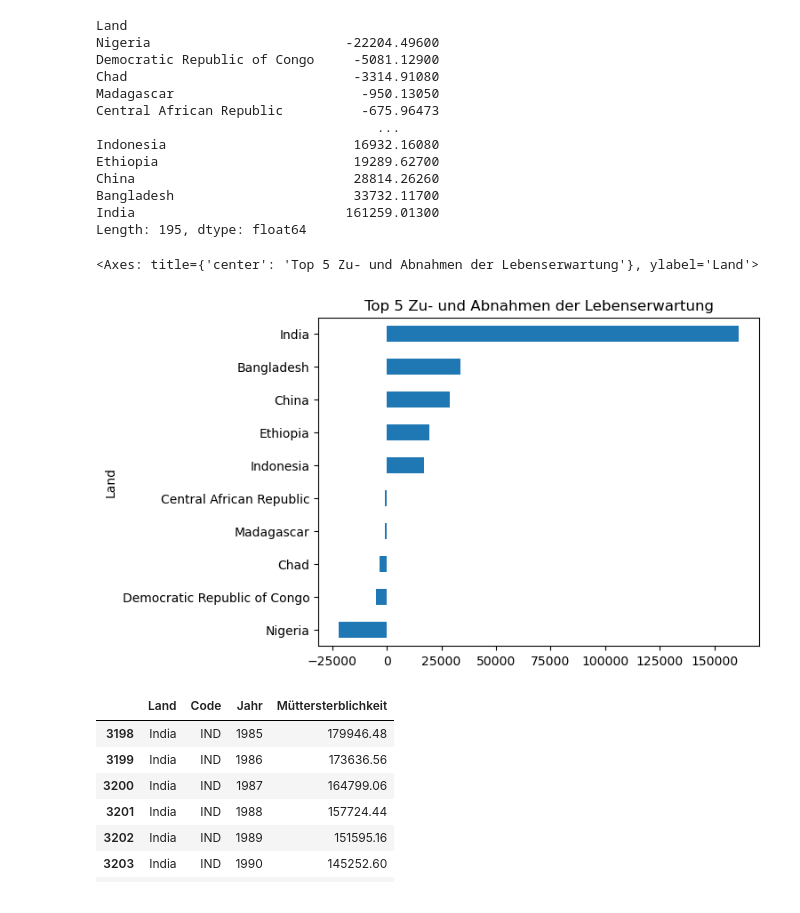
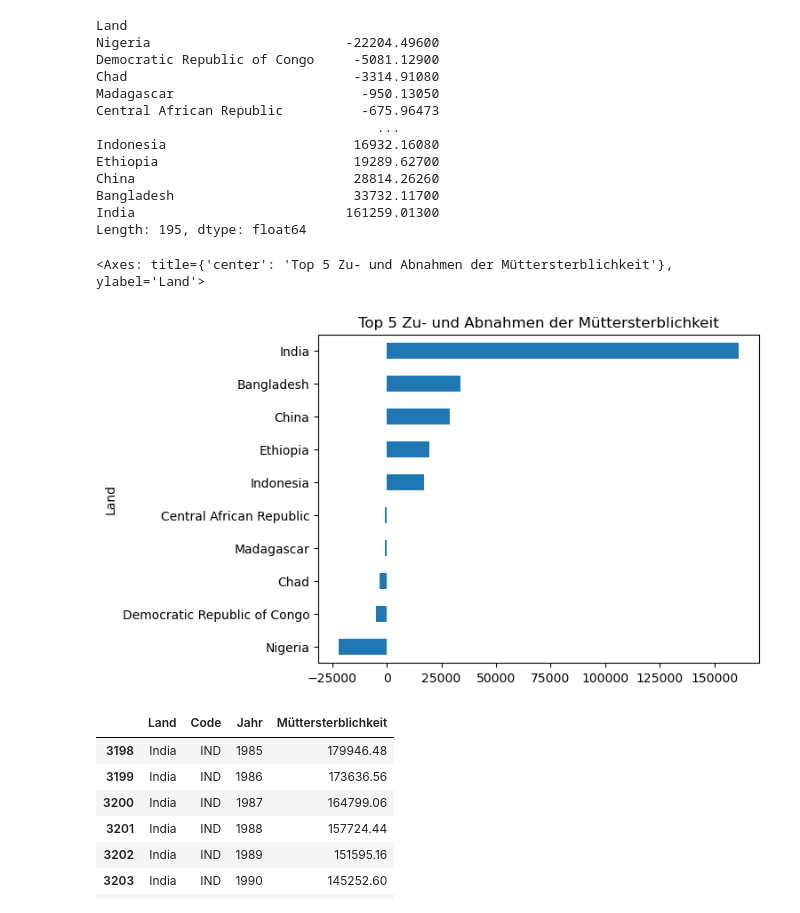
Before and after one commit to Ramona000/Python-LN, a Jupyter notebook: Grundgerüst_Leistungsnachweis.ipynb, the cells around one changed output. Cells and saved outputs as stored; diff of their text form; code cells hidden in the pictures.

```diff
--- a/Grundgerüst_Leistungsnachweis.ipynb
+++ b/Grundgerüst_Leistungsnachweis.ipynb
@@ -278,19 +278,19 @@ Length: 195, dtype: float64
 # %%
 
 diffs_clean = diffs.dropna()
 
 top5_plus = diffs_clean.nlargest(5)
 top5_minus = diffs_clean.nsmallest(5)
 
 diffs_top = pd.concat([top5_plus, top5_minus]).sort_values()
 
 diffs_top.plot(
     kind='barh',
-    title='Top 5 Zu- und Abnahmen der Lebenserwartung'
+    title='Top 5 Zu- und Abnahmen der Müttersterblichkeit'
 )
 # %% [output]
-<Axes: title={'center': 'Top 5 Zu- und Abnahmen der Lebenserwartung'}, ylabel='Land'>
+<Axes: title={'center': 'Top 5 Zu- und Abnahmen der Müttersterblichkeit'}, ylabel='Land'>
-[figure, old version]
+[figure, new version]
 # %%
 df.sort_values(by= "Müttersterblichkeit", ascending= False).head(10)
 # %% [output]
```
Also changed, not shown: parts of 3 cells of this notebook.
